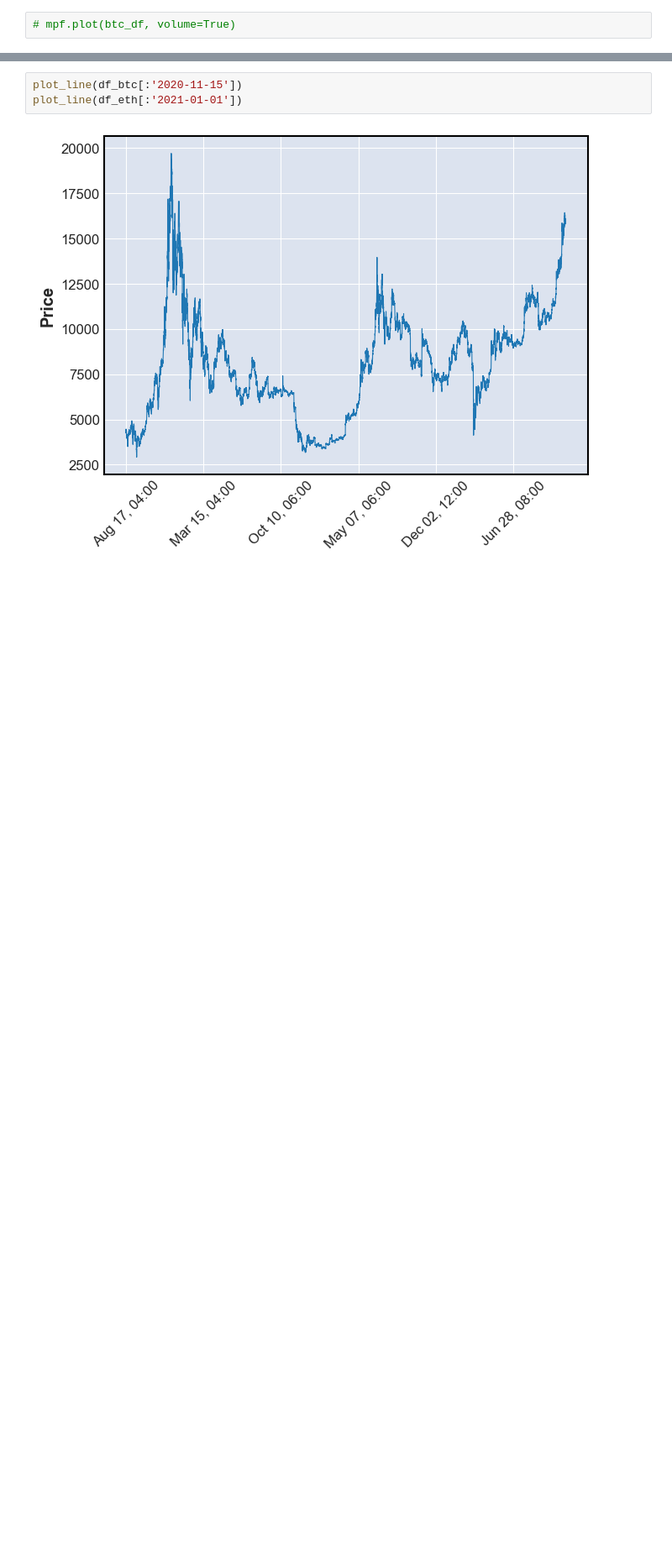
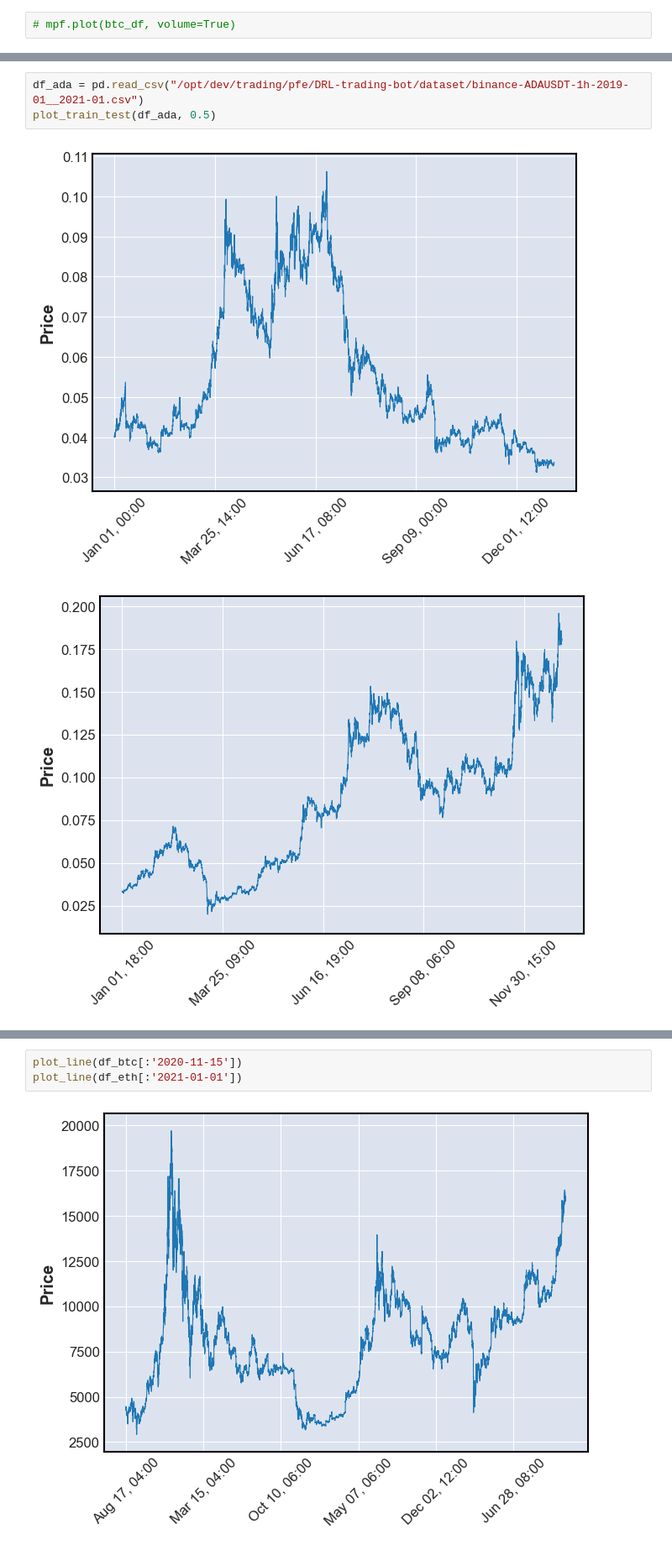
Before and after one commit to roiacult/DRL-trading-bot, a Jupyter notebook: expirements/test.ipynb, the cells around one changed output, grey strips where cells are left out. Shown at 84% size. Drawn from its saved outputs; the diff is of its cells as text; blank space fills up the shorter version.

```diff
--- a/expirements/test.ipynb
+++ b/expirements/test.ipynb
@@ -40,0 +116,6 @@ df_btc = plot_line(df_btc)
+# %%
+df_ada = pd.read_csv("/opt/dev/trading/pfe/DRL-trading-bot/dataset/binance-ADAUSDT-1h-2019-01__2021-01.csv")
+plot_train_test(df_ada, 0.5)
+# %% [output]
+[figure, added]
+[figure, added]
```
Also changed, not shown: parts of 6 cells of this notebook, 4 other files.
